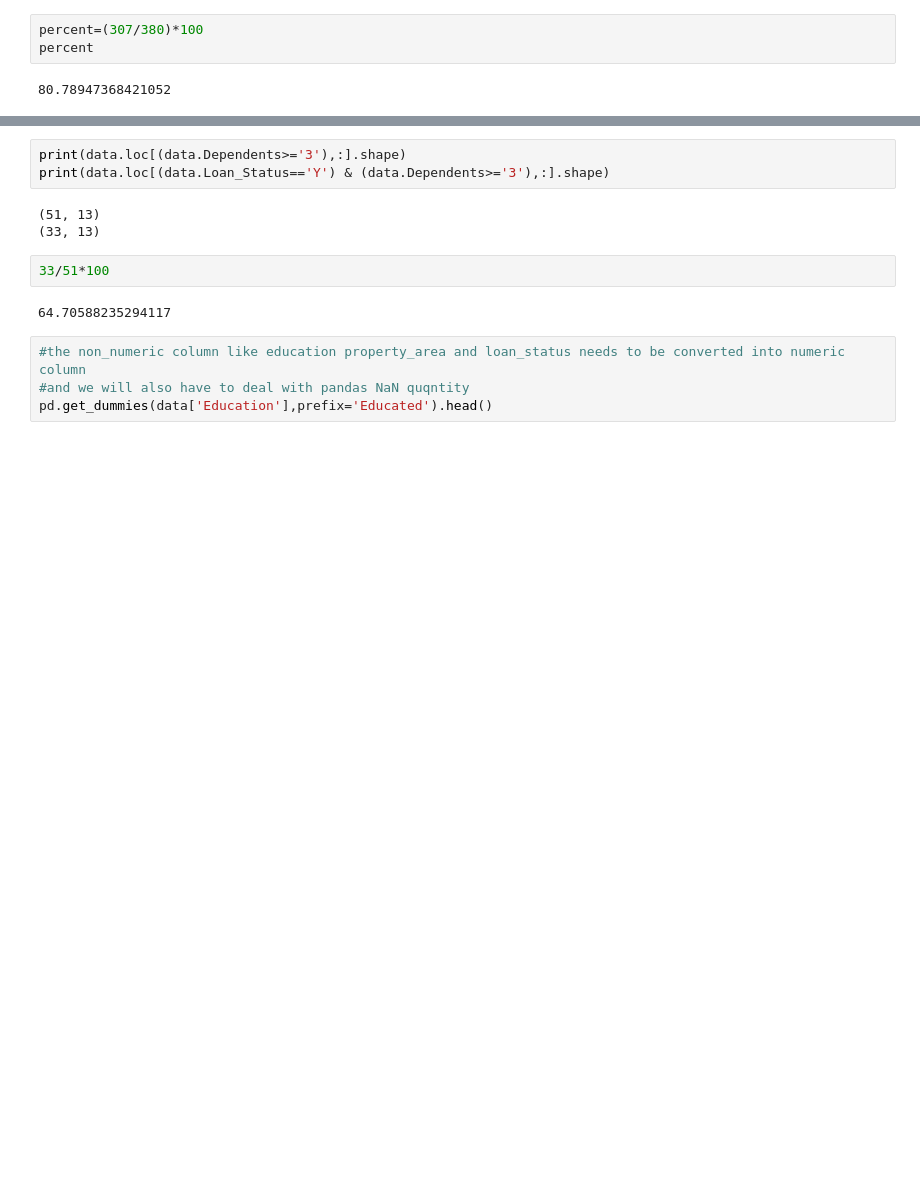
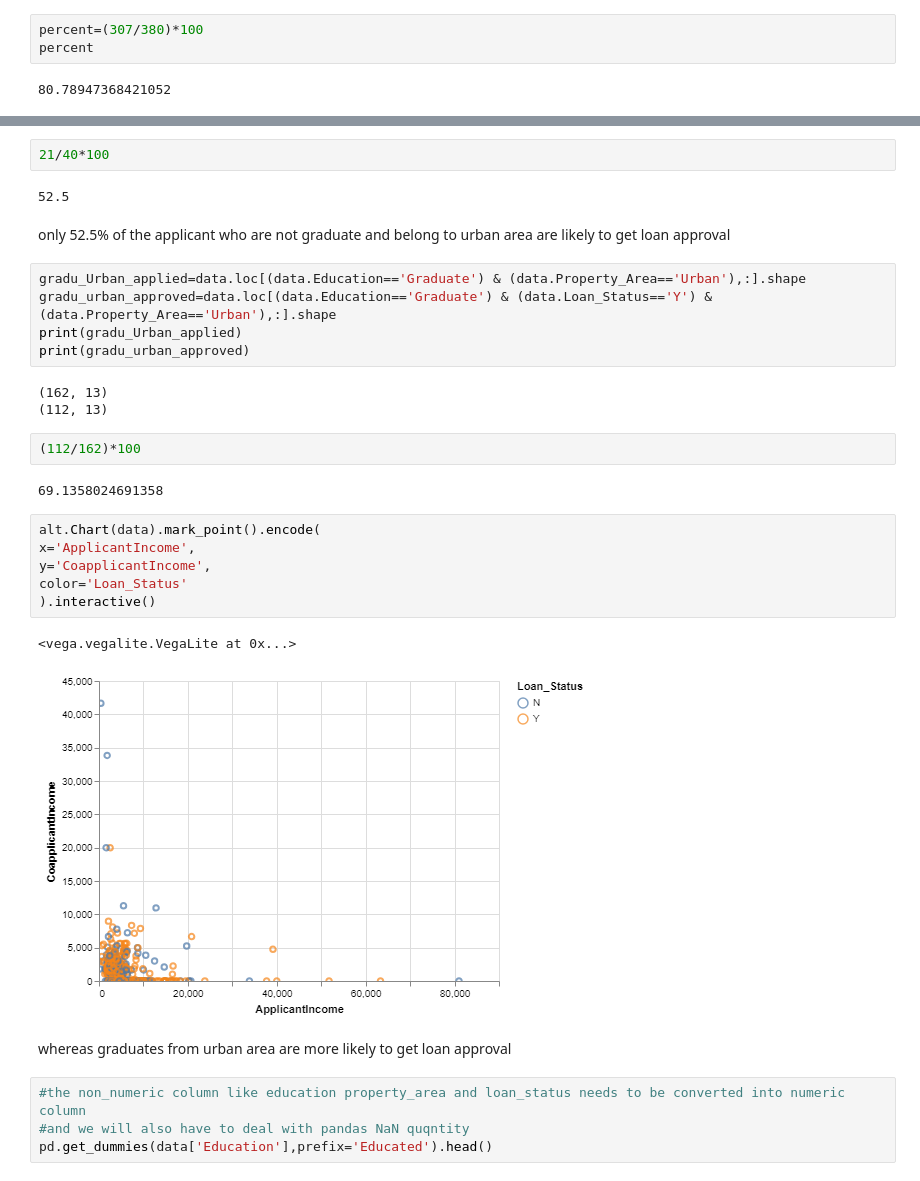
Before and after one commit to Justmiku/ml_project, a Jupyter notebook: loan_prediction.ipynb, the cells around one changed output, grey strips where cells are left out. Drawn from its saved outputs; the diff is of its cells as text; blank space fills up the shorter version.

```diff
--- a/loan_prediction.ipynb
+++ b/loan_prediction.ipynb
@@ -226,13 +257,32 @@ thus these two features seems to be really important in prediction
+# %%
+21/40*100
+# %% [output]
+52.5
+# %% [markdown]
+only 52.5% of the applicant who are not graduate and belong to urban area are likely to get loan approval
 # %%
-print(data.loc[(data.Dependents>='3'),:].shape)
-print(data.loc[(data.Loan_Status=='Y') & (data.Dependents>='3'),:].shape)
+gradu_Urban_applied=data.loc[(data.Education=='Graduate') & (data.Property_Area=='Urban'),:].shape
+gradu_urban_approved=data.loc[(data.Education=='Graduate') & (data.Loan_Status=='Y') & (data.Property_Area=='Urban'),:].shape
+print(gradu_Urban_applied)
+print(gradu_urban_approved)
 # %% [output]
-(51, 13)
-(33, 13)
+(162, 13)
+(112, 13)
-# %%
-33/51*100
-# %% [output]
-64.70588235294117
+# %%
+(112/162)*100
+# %% [output]
+69.1358024691358
+# %%
+alt.Chart(data).mark_point().encode(
+x='ApplicantIncome',
+y='CoapplicantIncome',
+color='Loan_Status'
+).interactive()
+# %% [output]
+<vega.vegalite.VegaLite at 0x...>
+[figure, added]
+# %% [markdown]
+whereas graduates from urban area are more likely to get loan approval
 # %%
 #the non_numeric column like education property_area and loan_status needs to be converted into numeric column
 #and we will also have to deal with pandas NaN quqntity
```
Also changed, not shown: parts of 34 cells of this notebook.
